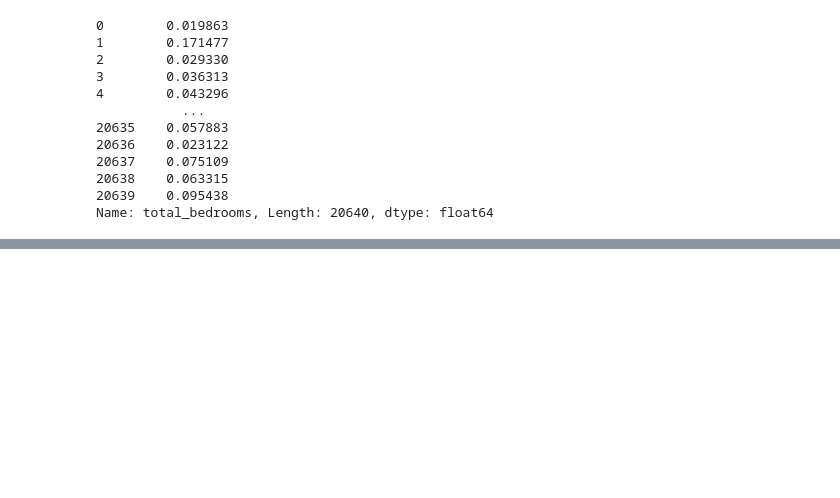
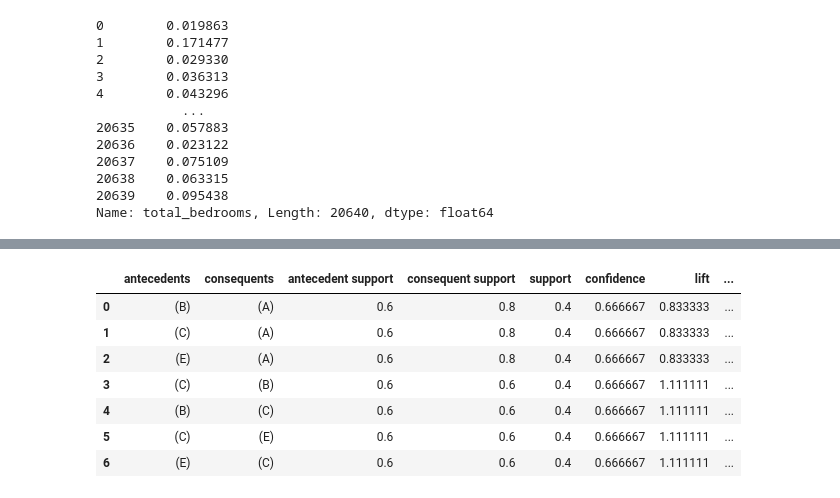
Before and after one commit to MilindiSenevirathne/DataMiningLabs, a Jupyter notebook: Lab1.ipynb, the cells around one changed output, grey strips where cells are left out. Cells and saved outputs as stored; diff of their text form; code cells hidden in the pictures; blank space fills up the shorter version.

```diff
--- a/Lab1.ipynb
+++ b/Lab1.ipynb
@@ -201,0 +228,3 @@ Name: total_bedrooms, Length: 20640, dtype: float64
+# %%
+lstTransactions = df['Items'].tolist()
+lstTransactions
@@ -201,0 +241,4 @@ Name: total_bedrooms, Length: 20640, dtype: float64
+# %%
+te = TransactionEncoder()
+te_tform = te.fit(lstTransactions).transform(lstTransactions)
+te_tform
@@ -201,0 +251,3 @@ Name: total_bedrooms, Length: 20640, dtype: float64
+# %%
+df_encoded = pd.DataFrame(te_tform, columns = te.columns_)
+df_encoded
@@ -201,0 +261,3 @@ Name: total_bedrooms, Length: 20640, dtype: float64
+# %%
+frequent_itemsets = apriori(df_encoded, min_support = 0.4, use_colnames=True)
+frequent_itemsets
@@ -201,0 +275,12 @@ Name: total_bedrooms, Length: 20640, dtype: float64
+# %%
+a_rules = association_rules(frequent_itemsets, metric='confidence', min_threshold=0.51)
+a_rules
+# %% [output]
+|  | antecedents | consequents | antecedent support | consequent support | support | confidence | lift | ... |
+| 0 | (B) | (A) | 0.6 | 0.8 | 0.4 | 0.666667 | 0.833333 | ... |
+| 1 | (C) | (A) | 0.6 | 0.8 | 0.4 | 0.666667 | 0.833333 | ... |
+| 2 | (E) | (A) | 0.6 | 0.8 | 0.4 | 0.666667 | 0.833333 | ... |
+| 3 | (C) | (B) | 0.6 | 0.6 | 0.4 | 0.666667 | 1.111111 | ... |
+| 4 | (B) | (C) | 0.6 | 0.6 | 0.4 | 0.666667 | 1.111111 | ... |
+| 5 | (C) | (E) | 0.6 | 0.6 | 0.4 | 0.666667 | 1.111111 | ... |
+| 6 | (E) | (C) | 0.6 | 0.6 | 0.4 | 0.666667 | 1.111111 | ... |
```
Also changed, not shown: parts of 8 cells of this notebook.
